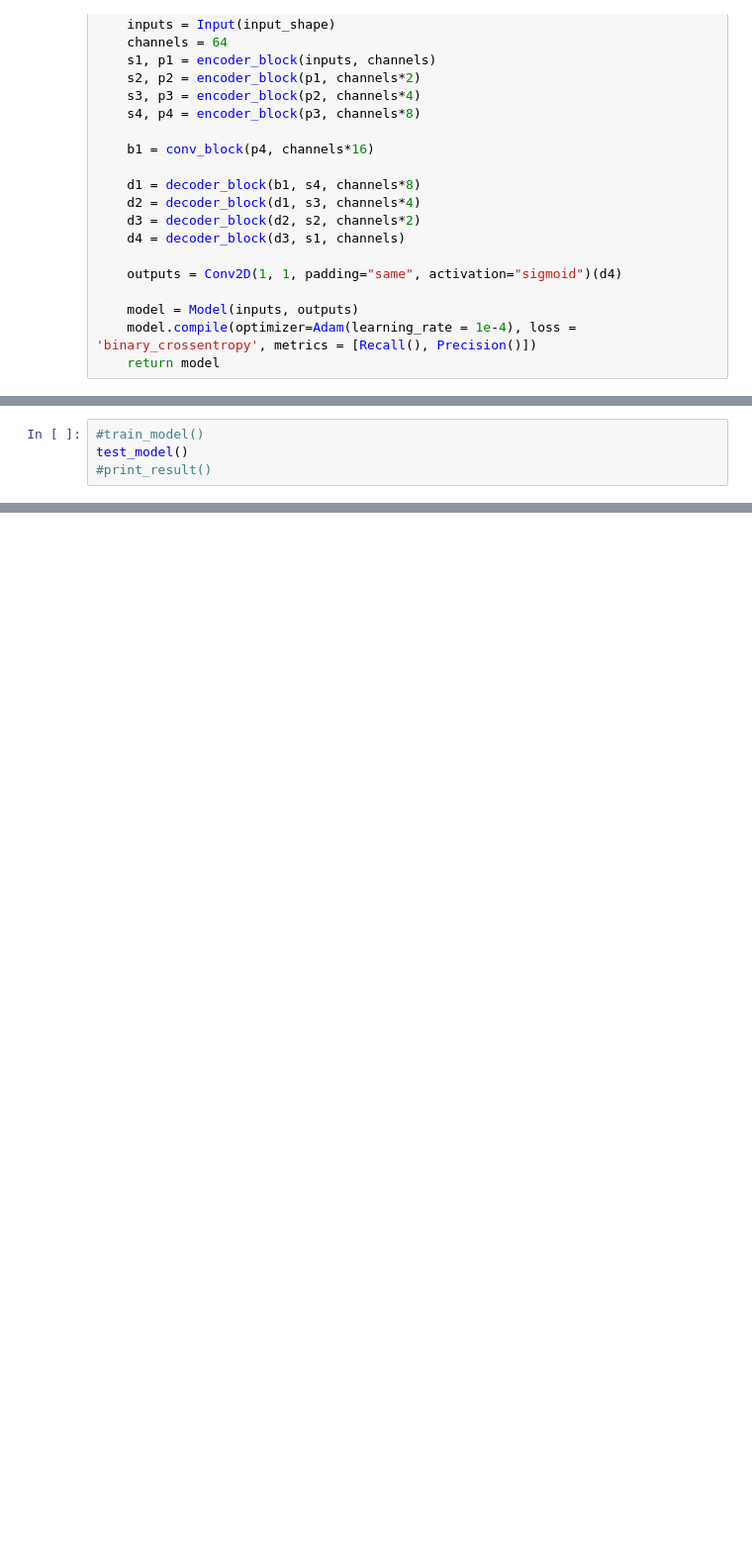
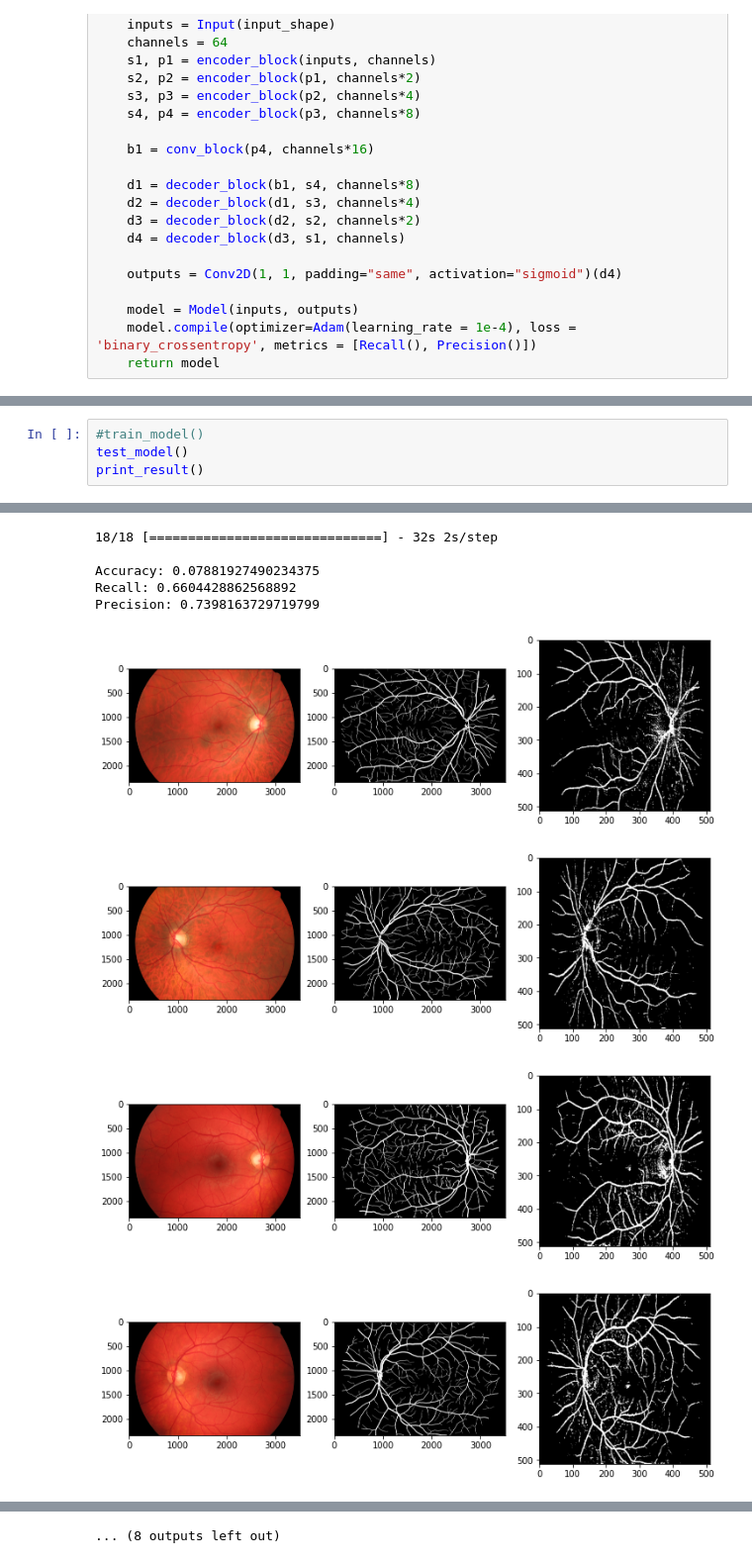
Before and after one commit to bruxic99/unet-IwM, a Jupyter notebook: test.ipynb, the cells around one changed output, grey strips where cells are left out. Shown at 99% size. Cells and saved outputs as stored; diff of their text form; blank space fills up the shorter version.

```diff
--- a/test.ipynb
+++ b/test.ipynb
@@ -251,5 +245,5 @@ def test_model():
 # %%
 #train_model()
 test_model()
-#print_result()
+print_result()
 # %% [output]
@@ -260,0 +255,9 @@ Precision: 0.7398163729719799
+18/18 [==============================] - 32s 2s/step
+
+Accuracy: 0.07881927490234375
+Recall: 0.6604428862568892
+Precision: 0.7398163729719799
+[figure, added]
+[figure, added]
+[figure, added]
+[figure, added]
@@ -260,0 +270 @@ Precision: 0.7398163729719799
+... (8 outputs left out)
```
Also changed, not shown: parts of 4 cells of this notebook.
